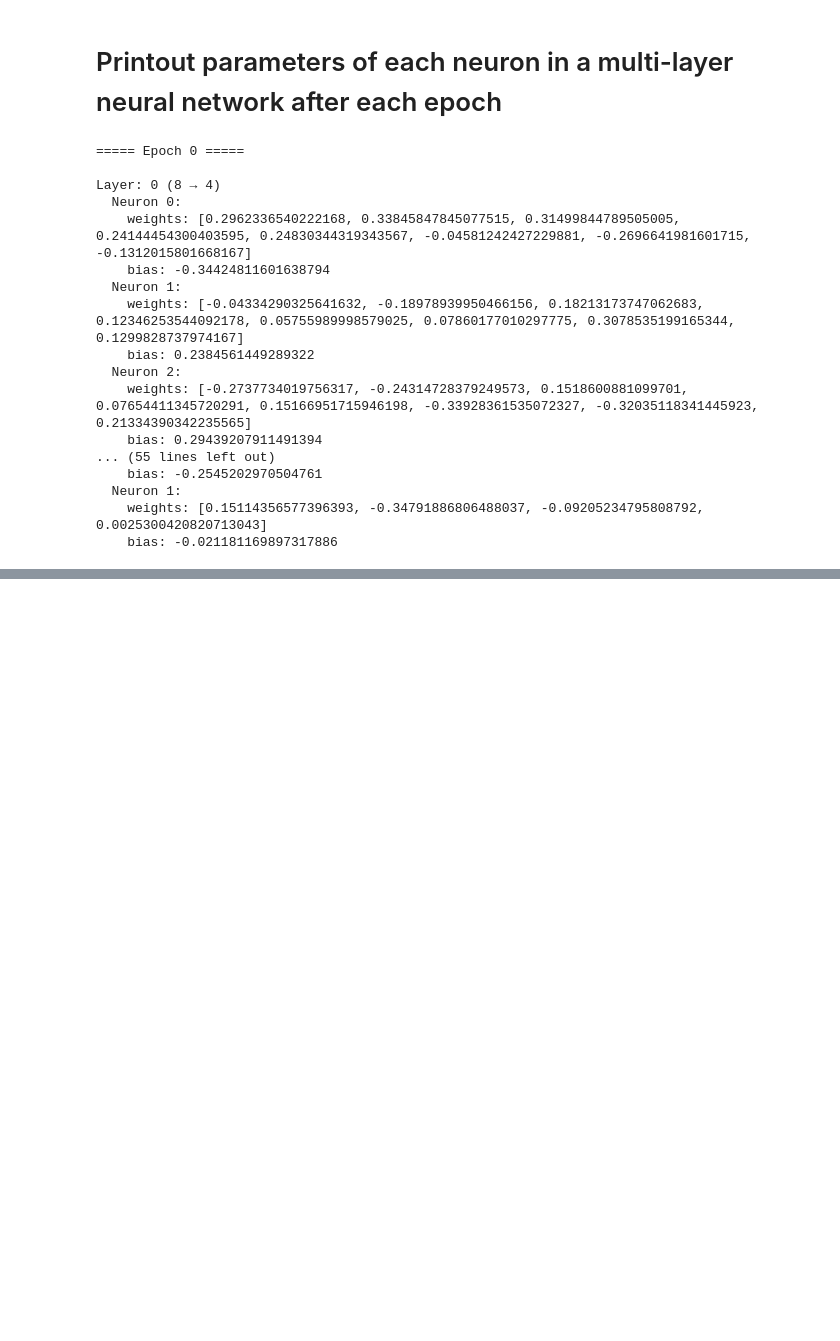
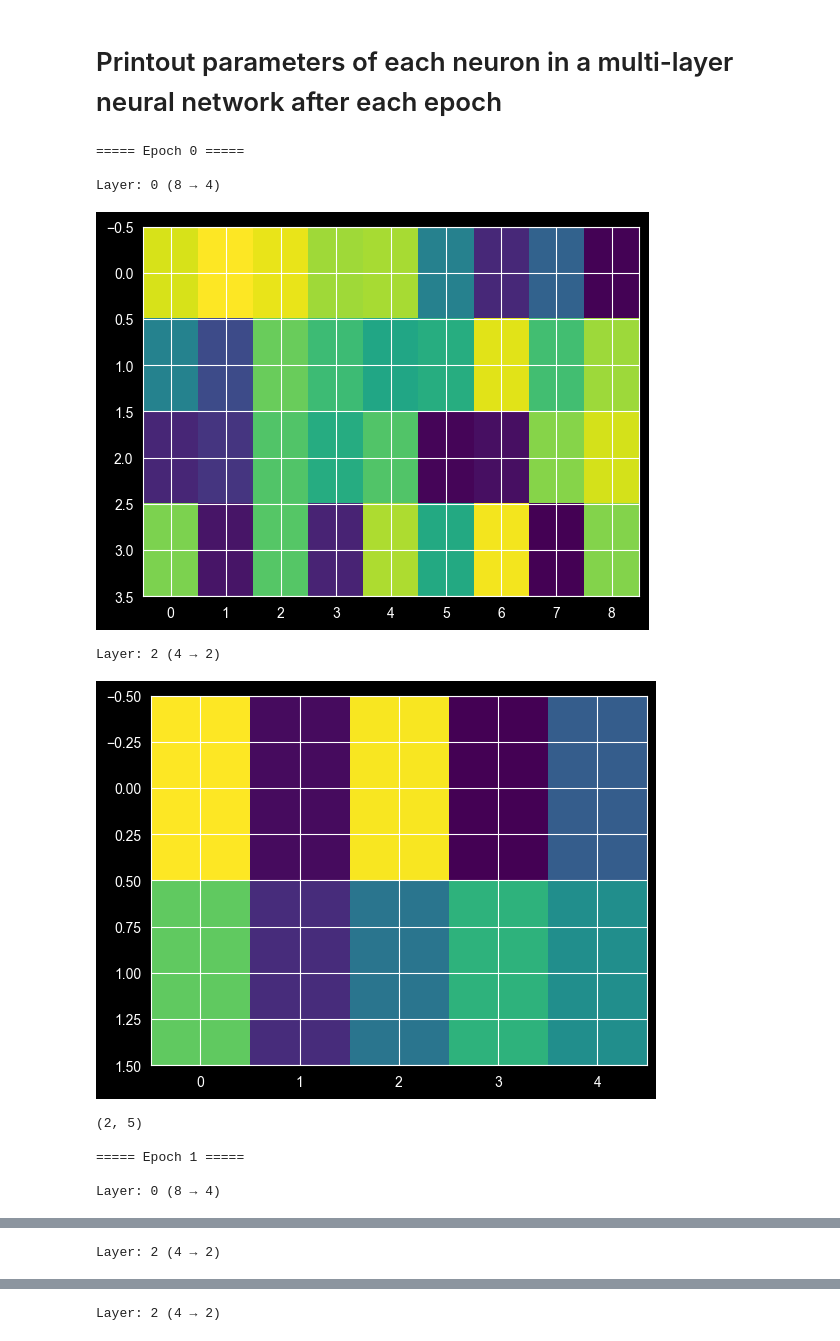
Before and after one commit to vadim-vic/Causal-Inference, a Jupyter notebook: code_posterior/posterior_sample_seq.ipynb, the cells around one changed output, grey strips where cells are left out. Drawn from its saved outputs; the diff is of its cells as text; code cells hidden in the pictures; blank space fills up the shorter version.

```diff
--- a/code_posterior/posterior_sample_seq.ipynb
+++ b/code_posterior/posterior_sample_seq.ipynb
@@ -21,53 +21,62 @@ model = nn.Sequential(
     nn.ReLU(),
     nn.Linear(4, 2)    # 2 neurons
 )
-# %%
-def print_linear_params_by_neuron(model, epoch):
-    print(f"\n===== Epoch {epoch} =====")
-    for name, module in model.named_modules():
-        if isinstance(module, nn.Linear):
-            print(f"\nLayer: {name} ({module.in_features} → {module.out_features})")
-
-            W = module.weight.detach()
-            b = module.bias.detach() if module.bias is not None else None
-
-            for i in range(W.size(0)):  # out_features = neurons
-                print(f"  Neuron {i}:")
-                print(f"    weights: {W[i].tolist()}")
-                if b is not None:
-                    print(f"    bias: {b[i].item()}")
 # %%
+import numpy as np
+import matplotlib.pyplot as plt
+
+def print_linear_params_by_neuron(model, epoch, ):
+    print(f"\n===== Epoch {epoch} =====")
+    for name, module in model.named_modules():
+        if isinstance(module, nn.Linear):
+            print(f"\nLayer: {name} ({module.in_features} → {module.out_features})")
+
+            W = module.weight.detach().numpy()  # [out_features, in_features]
+            b = module.bias.detach().numpy() if module.bias is not None else None
+            # Append bias to weights
+            if b is not None:
+                Wb = np.hstack([W, b.reshape(-1, 1)])
+            else:
+                Wb = W
+            # print(f"\n{Wb}")
+            # print(Wb.size())
+
+            #for i in range(W.size(0)):  # out_features = neurons
+            #    print(f"  Neuron {i}:")
+            #    print(f"    weights: {W[i].tolist()}")
+            #    if b is not None:
+            #        print(f"    bias: {b[i].item()}")
+
+            plt.imshow(Wb, cmap='viridis', aspect='auto')
+            plt.show()
+    return Wb
+
 criterion = nn.CrossEntropyLoss()
 optimizer = optim.SGD(model.parameters(), lr=0.1)
 
 num_epochs = 3
 
 for epoch in range(num_epochs):
     model.train()
     for xb, yb in loader:
         optimizer.zero_grad()
         logits = model(xb)
         loss = criterion(logits, yb)
         loss.backward()
         optimizer.step()
 
     # Print neuron parameters AFTER the epoch update
-    print_linear_params_by_neuron(model, epoch)
+    Wb = print_linear_params_by_neuron(model, epoch)
+    print(Wb.shape)  # Should be [out_features, in_features + 1] for the last linear layer
 # %% [output]
 ===== Epoch 0 =====
 
 Layer: 0 (8 → 4)
-  Neuron 0:
-    weights: [0.2962336540222168, 0.33845847845077515, 0.31499844789505005, 0.24144454300403595, 0.24830344319343567, -0.04581242427229881, -0.2696641981601715, -0.1312015801668167]
-    bias: -0.34424811601638794
-  Neuron 1:
-    weights: [-0.04334290325641632, -0.18978939950466156, 0.18213173747062683, 0.12346253544092178, 0.05755989998579025, 0.07860177010297775, 0.3078535199165344, 0.1299828737974167]
-    bias: 0.2384561449289322
-  Neuron 2:
-    weights: [-0.2737734019756317, -0.24314728379249573, 0.1518600881099701, 0.07654411345720291, 0.15166951715946198, -0.33928361535072327, -0.32035118341445923, 0.21334390342235565]
-    bias: 0.29439207911491394
-... (55 lines left out)
-    bias: -0.2545202970504761
-  Neuron 1:
-    weights: [0.15114356577396393, -0.34791886806488037, -0.09205234795808792, 0.0025300420820713043]
-    bias: -0.021181169897317886
+[figure, added]
+Layer: 2 (4 → 2)
+[figure, added]
+(2, 5)
+
+===== Epoch 1 =====
+
+Layer: 0 (8 → 4)
@@ -73,0 +84 @@ Layer: 0 (8 → 4)
+Layer: 2 (4 → 2)
@@ -73,0 +92 @@ Layer: 0 (8 → 4)
+Layer: 2 (4 → 2)
```
Also changed, not shown: parts of 1 cell of this notebook, 8 other files.
